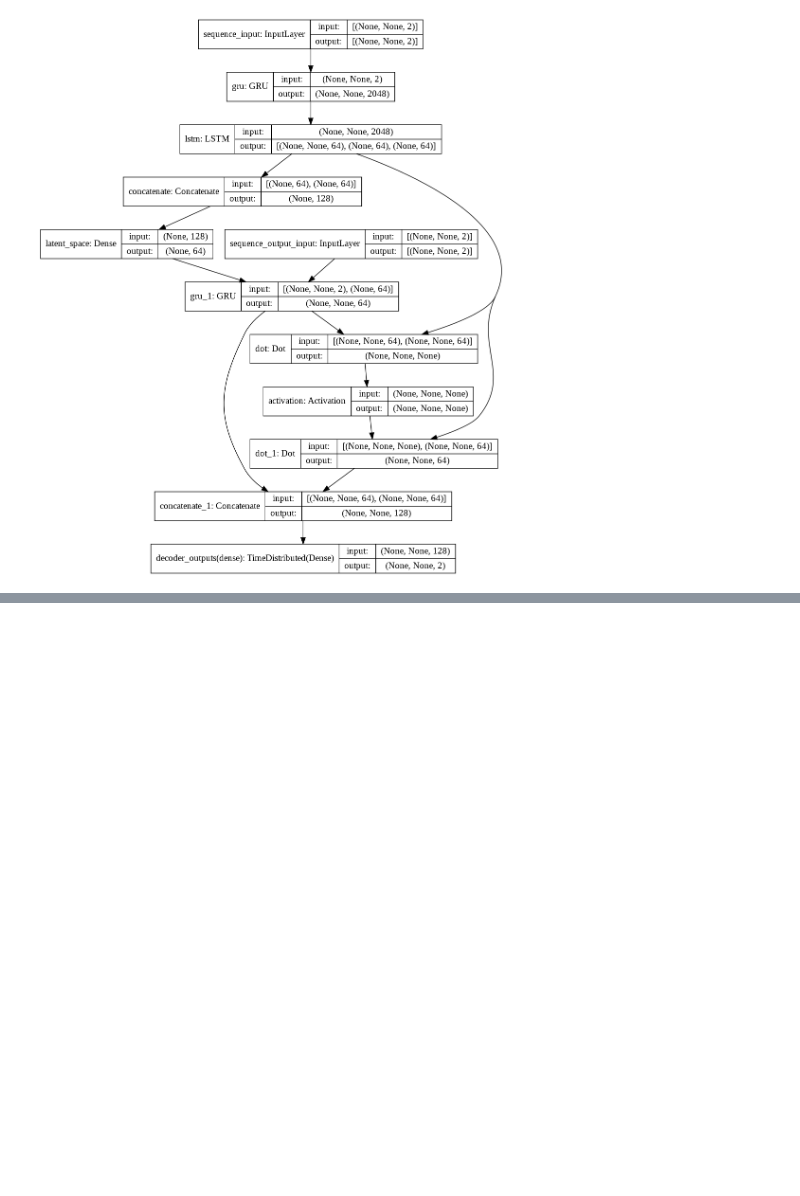
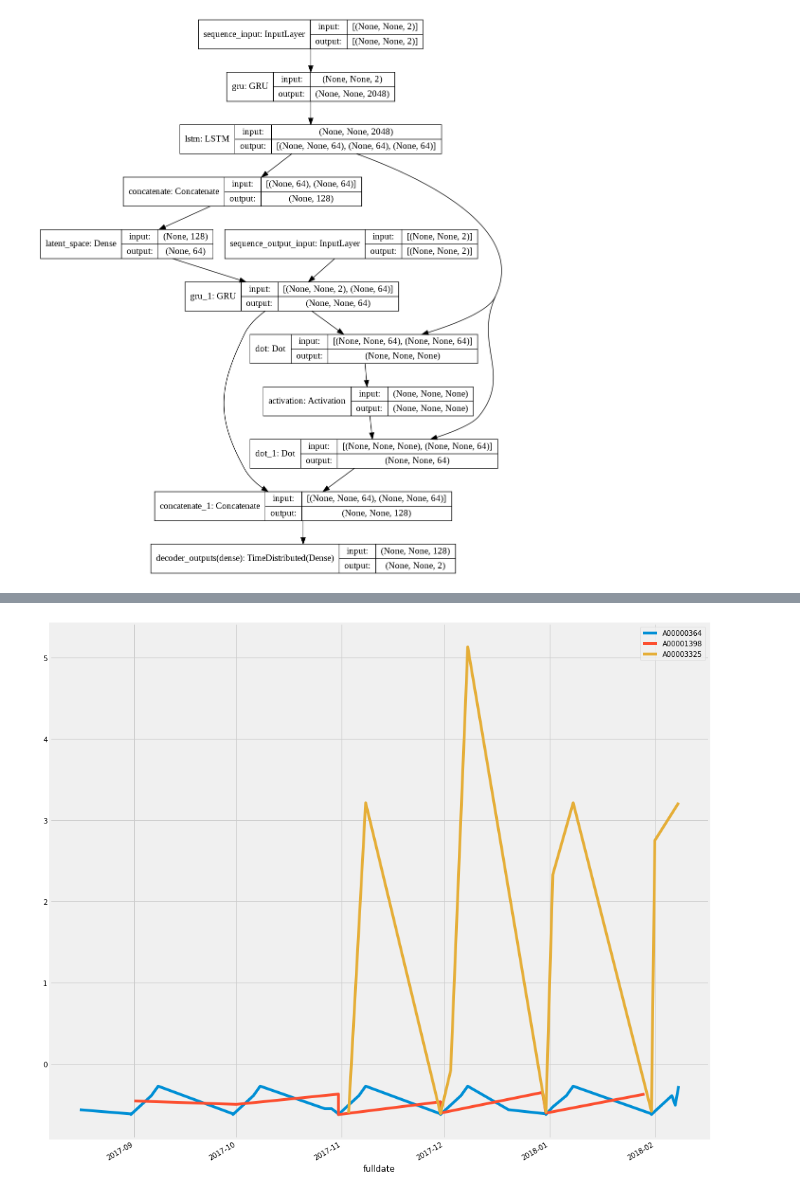
Before and after one commit to ebarkhordar/clustering-of-bank-customers, a Jupyter notebook: Czech_customer_segmentation.ipynb, the cells around one changed output, grey strips where cells are left out. Cells and saved outputs as stored; diff of their text form; code cells hidden in the pictures; blank space fills up the shorter version.

```diff
--- a/Czech_customer_segmentation.ipynb
+++ b/Czech_customer_segmentation.ipynb
@@ -1110,15 +1132,17 @@ selected_accounts
 # %%
-df = df_trans[df_trans['account_id'].isin(selected_accounts)&(df_trans.fulldate.between(
+df_selected_accounts = df_trans[df_trans['account_id'].isin(selected_accounts)&(df_trans.fulldate.between(
     datetime.datetime(2017,8,10),datetime.datetime(2018,2,10)))]
 # %%
-df = df.set_index('fulldate')
+df_selected_full_date = df_selected_accounts.set_index('fulldate')
 
-grouped = df.groupby(['account_id'])
+grouped_selected_accounts = df_selected_full_date.groupby(['account_id'])
 
 fig, ax = plt.subplots(figsize=(15,15))
-for key, group in grouped:
+for key, group in grouped_selected_accounts:
     group['amount'].plot(label=key, ax=ax)
 
 plt.legend(loc='best')
 
 plt.show()
+# %% [output]
+[figure, added]
```
Also changed, not shown: parts of 25 cells of this notebook.
